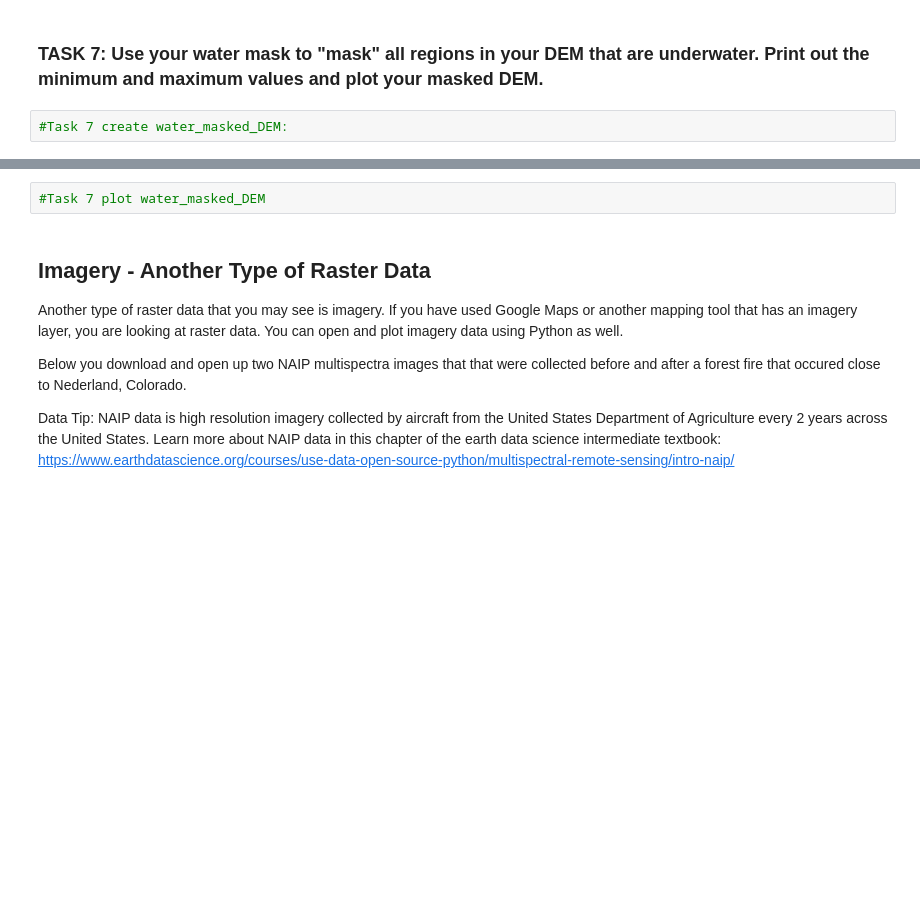
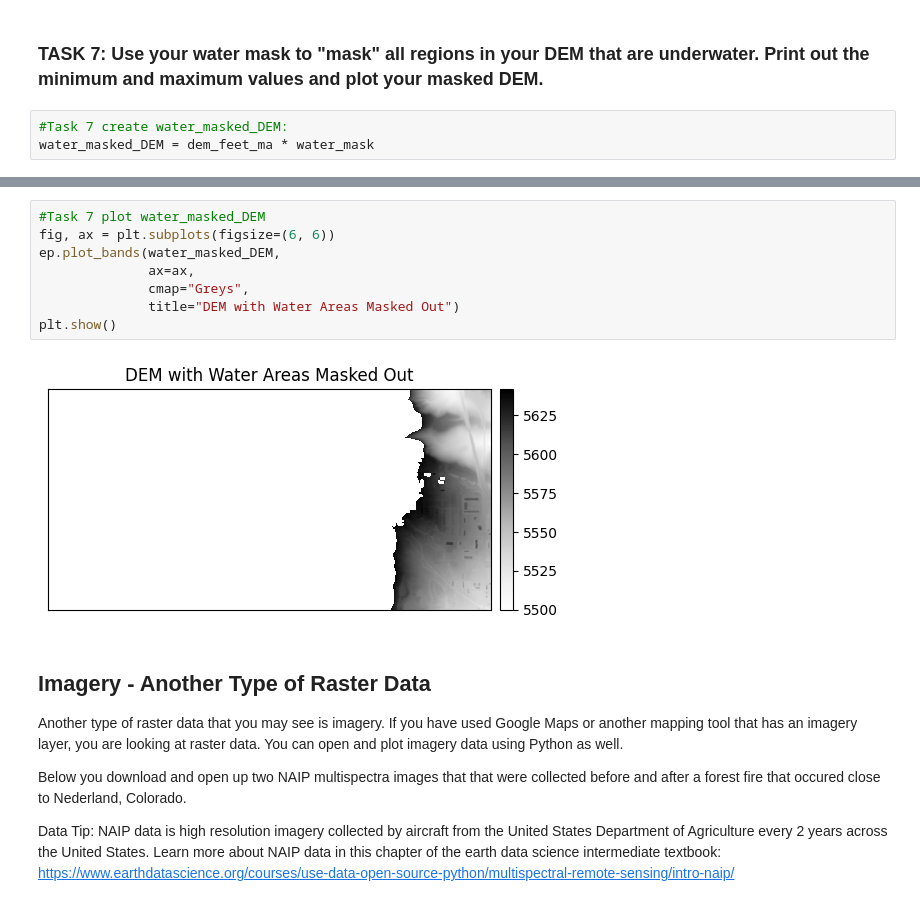
Before and after one commit to robisha-vice/WaterDig, a Jupyter notebook: CodeSprints/RasterData101.ipynb, the cells around one changed output, grey strips where cells are left out. Saved outputs shown, nothing was run; the diff lists cells and outputs as text; blank space fills up the shorter version.

```diff
--- a/CodeSprints/RasterData101.ipynb
+++ b/CodeSprints/RasterData101.ipynb
@@ -365,5 +443,6 @@ Often in raster manipulation, we want to use certain criteria to mask out raster
 ### TASK 7: Use your water mask to "mask" all regions in your DEM that are underwater. Print out the minimum and maximum values and plot your masked DEM.
 # %%
 #Task 7 create water_masked_DEM:
+water_masked_DEM = dem_feet_ma * water_mask
 # %%
 #Task 7 print min and max:
@@ -370,5 +454,13 @@ Often in raster manipulation, we want to use certain criteria to mask out raster
-# %%
-#Task 7 plot water_masked_DEM
+# %%
+#Task 7 plot water_masked_DEM
+fig, ax = plt.subplots(figsize=(6, 6))
+ep.plot_bands(water_masked_DEM,
+              ax=ax,
+              cmap="Greys",
+              title="DEM with Water Areas Masked Out")
+plt.show()
+# %% [output]
+[figure, added]
 # %% [markdown]
 ## Imagery - Another Type of Raster Data
 Another type of raster data that you may see is imagery. If you have used Google Maps or another mapping tool that has an imagery layer, you are looking at raster data. You can open and plot imagery data using Python as well.
```
Also changed, not shown: parts of 22 cells of this notebook.
